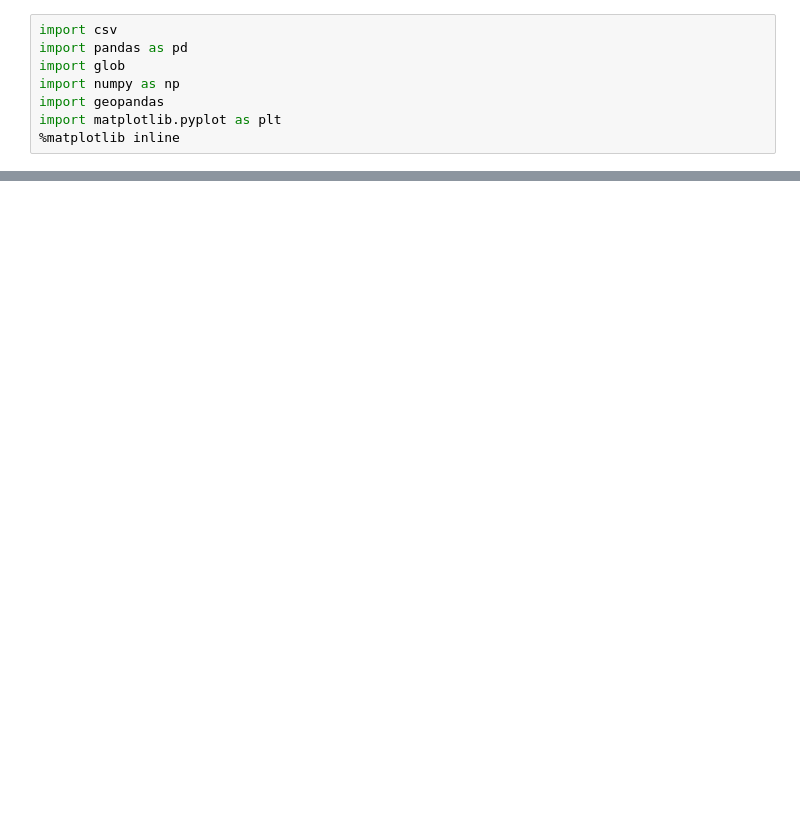
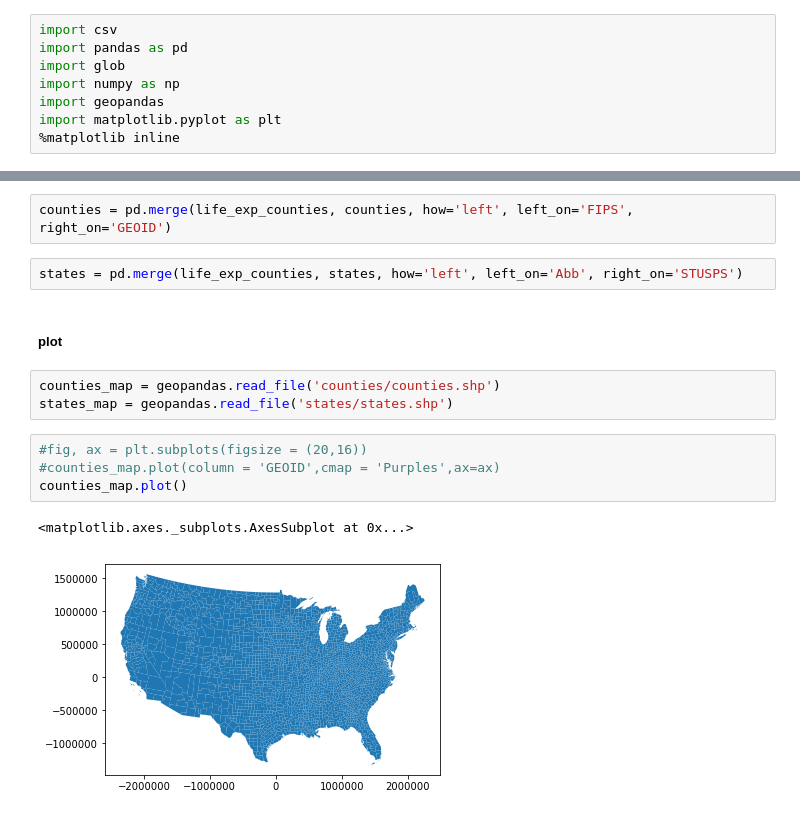
Before and after one commit to sly-username/healthcare_analysis_project, a Jupyter notebook: life_expectancies_us_map.ipynb, the cells around one changed output, grey strips where cells are left out. Drawn from its saved outputs; the diff is of its cells as text; blank space fills up the shorter version.

```diff
--- a/life_expectancies_us_map.ipynb
+++ b/life_expectancies_us_map.ipynb
@@ -88,0 +82,16 @@ See the caveats in the documentation: http://pandas.pydata.org/pandas-docs/stabl
+# %%
+counties = pd.merge(life_exp_counties, counties, how='left', left_on='FIPS', right_on='GEOID')
+# %%
+states = pd.merge(life_exp_counties, states, how='left', left_on='Abb', right_on='STUSPS')
+# %% [markdown]
+##### plot
+# %%
+counties_map = geopandas.read_file('counties/counties.shp')
+states_map = geopandas.read_file('states/states.shp')
+# %%
+#fig, ax = plt.subplots(figsize = (20,16))
+#counties_map.plot(column = 'GEOID',cmap = 'Purples',ax=ax)
+counties_map.plot()
+# %% [output]
+<matplotlib.axes._subplots.AxesSubplot at 0x...>
+[figure, added]
```
Also changed, not shown: parts of 23 cells of this notebook.
